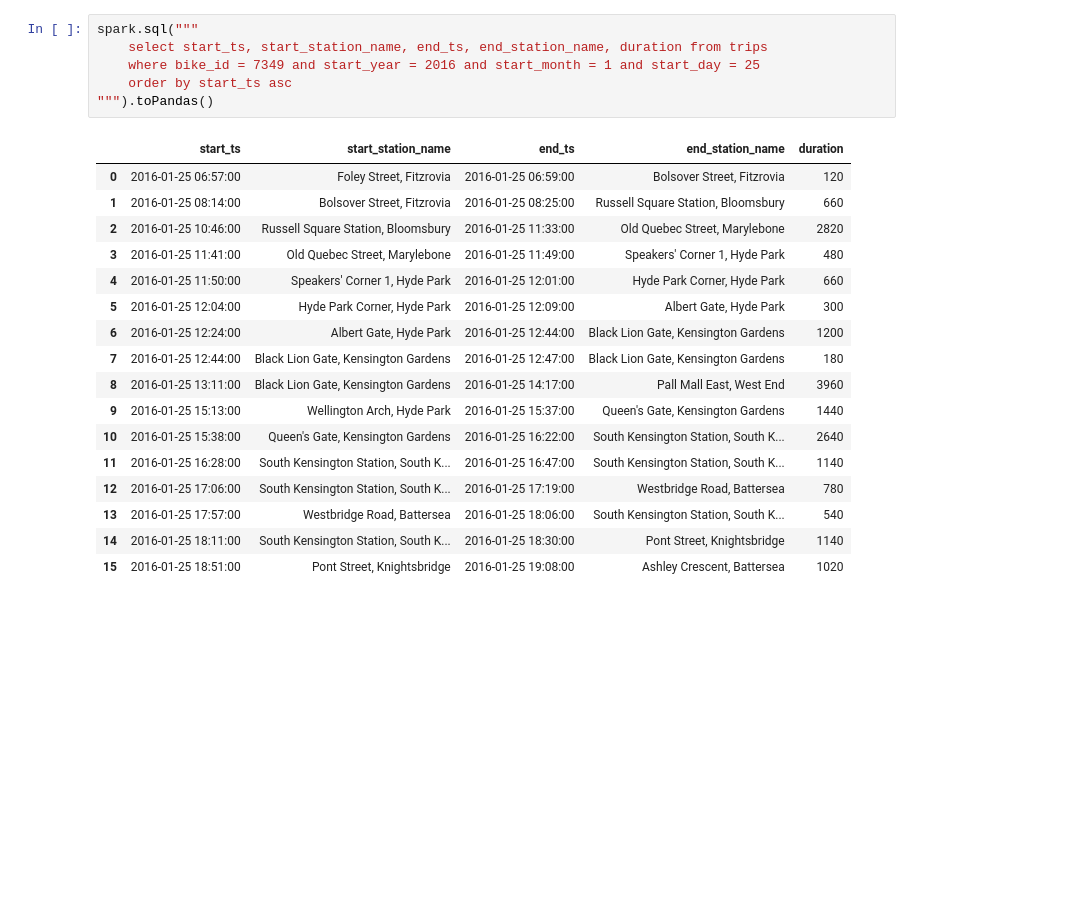
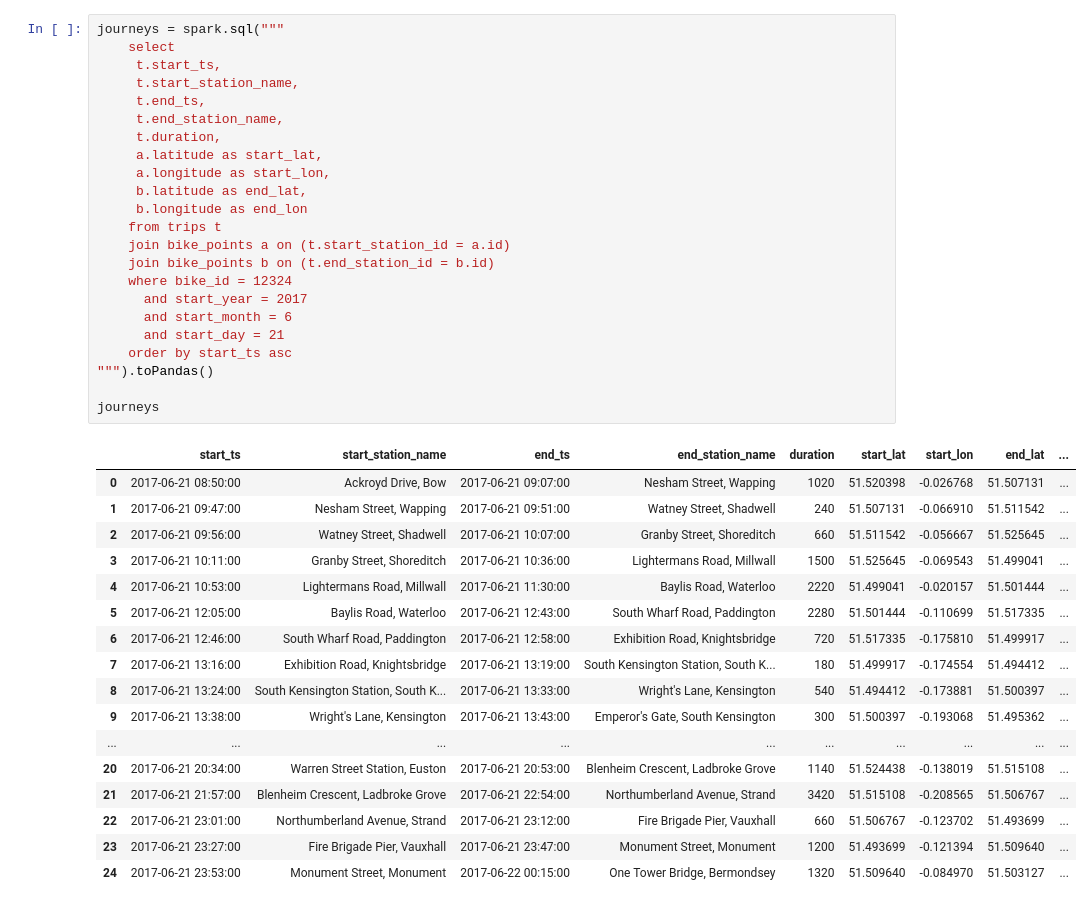
Before and after one commit to DanteLore/tfl-cycles, a Jupyter notebook: notebooks/busy_bikes.ipynb, the cells around one changed output. Cells and saved outputs as stored; diff of their text form; blank space fills up the shorter version.

```diff
--- a/notebooks/busy_bikes.ipynb
+++ b/notebooks/busy_bikes.ipynb
@@ -79,24 +82,41 @@ df.limit(10).toPandas()
 # %%
-spark.sql("""
-    select start_ts, start_station_name, end_ts, end_station_name, duration from trips
-    where bike_id = 7349 and start_year = 2016 and start_month = 1 and start_day = 25
+journeys = spark.sql("""
+    select
+     t.start_ts,
+     t.start_station_name,
+     t.end_ts,
+     t.end_station_name,
+     t.duration,
+     a.latitude as start_lat,
+     a.longitude as start_lon,
+     b.latitude as end_lat,
+     b.longitude as end_lon
+    from trips t
+    join bike_points a on (t.start_station_id = a.id)
+    join bike_points b on (t.end_station_id = b.id)
+    where bike_id = 12324
+      and start_year = 2017
+      and start_month = 6
+      and start_day = 21
     order by start_ts asc
 """).toPandas()
+
+journeys
 # %% [output]
-|  | start_ts | start_station_name | end_ts | end_station_name | duration |
-| 0 | 2016-01-25 06:57:00 | Foley Street, Fitzrovia | 2016-01-25 06:59:00 | Bolsover Street, Fitzrovia | 120 |
-| 1 | 2016-01-25 08:14:00 | Bolsover Street, Fitzrovia | 2016-01-25 08:25:00 | Russell Square Station, Bloomsbury | 660 |
-| 2 | 2016-01-25 10:46:00 | Russell Square Station, Bloomsbury | 2016-01-25 11:33:00 | Old Quebec Street, Marylebone | 2820 |
-| 3 | 2016-01-25 11:41:00 | Old Quebec Street, Marylebone | 2016-01-25 11:49:00 | Speakers' Corner 1, Hyde Park | 480 |
-| 4 | 2016-01-25 11:50:00 | Speakers' Corner 1, Hyde Park | 2016-01-25 12:01:00 | Hyde Park Corner, Hyde Park | 660 |
-| 5 | 2016-01-25 12:04:00 | Hyde Park Corner, Hyde Park | 2016-01-25 12:09:00 | Albert Gate, Hyde Park | 300 |
-| 6 | 2016-01-25 12:24:00 | Albert Gate, Hyde Park | 2016-01-25 12:44:00 | Black Lion Gate, Kensington Gardens | 1200 |
-| 7 | 2016-01-25 12:44:00 | Black Lion Gate, Kensington Gardens | 2016-01-25 12:47:00 | Black Lion Gate, Kensington Gardens | 180 |
-| 8 | 2016-01-25 13:11:00 | Black Lion Gate, Kensington Gardens | 2016-01-25 14:17:00 | Pall Mall East, West End | 3960 |
-| 9 | 2016-01-25 15:13:00 | Wellington Arch, Hyde Park | 2016-01-25 15:37:00 | Queen's Gate, Kensington Gardens | 1440 |
-| 10 | 2016-01-25 15:38:00 | Queen's Gate, Kensington Gardens | 2016-01-25 16:22:00 | South Kensington Station, South K... | 2640 |
-| 11 | 2016-01-25 16:28:00 | South Kensington Station, South K... | 2016-01-25 16:47:00 | South Kensington Station, South K... | 1140 |
-| 12 | 2016-01-25 17:06:00 | South Kensington Station, South K... | 2016-01-25 17:19:00 | Westbridge Road, Battersea | 780 |
-| 13 | 2016-01-25 17:57:00 | Westbridge Road, Battersea | 2016-01-25 18:06:00 | South Kensington Station, South K... | 540 |
-| 14 | 2016-01-25 18:11:00 | South Kensington Station, South K... | 2016-01-25 18:30:00 | Pont Street, Knightsbridge | 1140 |
-| 15 | 2016-01-25 18:51:00 | Pont Street, Knightsbridge | 2016-01-25 19:08:00 | Ashley Crescent, Battersea | 1020 |
+|  | start_ts | start_station_name | end_ts | end_station_name | duration | start_lat | start_lon | end_lat | ... |
+| 0 | 2017-06-21 08:50:00 | Ackroyd Drive, Bow | 2017-06-21 09:07:00 | Nesham Street, Wapping | 1020 | 51.520398 | -0.026768 | 51.507131 | ... |
+| 1 | 2017-06-21 09:47:00 | Nesham Street, Wapping | 2017-06-21 09:51:00 | Watney Street, Shadwell | 240 | 51.507131 | -0.066910 | 51.511542 | ... |
+| 2 | 2017-06-21 09:56:00 | Watney Street, Shadwell | 2017-06-21 10:07:00 | Granby Street, Shoreditch | 660 | 51.511542 | -0.056667 | 51.525645 | ... |
+| 3 | 2017-06-21 10:11:00 | Granby Street, Shoreditch | 2017-06-21 10:36:00 | Lightermans Road, Millwall | 1500 | 51.525645 | -0.069543 | 51.499041 | ... |
+| 4 | 2017-06-21 10:53:00 | Lightermans Road, Millwall | 2017-06-21 11:30:00 | Baylis Road, Waterloo | 2220 | 51.499041 | -0.020157 | 51.501444 | ... |
+| 5 | 2017-06-21 12:05:00 | Baylis Road, Waterloo | 2017-06-21 12:43:00 | South Wharf Road, Paddington | 2280 | 51.501444 | -0.110699 | 51.517335 | ... |
+| 6 | 2017-06-21 12:46:00 | South Wharf Road, Paddington | 2017-06-21 12:58:00 | Exhibition Road, Knightsbridge | 720 | 51.517335 | -0.175810 | 51.499917 | ... |
+| 7 | 2017-06-21 13:16:00 | Exhibition Road, Knightsbridge | 2017-06-21 13:19:00 | South Kensington Station, South K... | 180 | 51.499917 | -0.174554 | 51.494412 | ... |
+| 8 | 2017-06-21 13:24:00 | South Kensington Station, South K... | 2017-06-21 13:33:00 | Wright's Lane, Kensington | 540 | 51.494412 | -0.173881 | 51.500397 | ... |
+| 9 | 2017-06-21 13:38:00 | Wright's Lane, Kensington | 2017-06-21 13:43:00 | Emperor's Gate, South Kensington | 300 | 51.500397 | -0.193068 | 51.495362 | ... |
+| ... | ... | ... | ... | ... | ... | ... | ... | ... | ... |
+| 20 | 2017-06-21 20:34:00 | Warren Street Station, Euston | 2017-06-21 20:53:00 | Blenheim Crescent, Ladbroke Grove | 1140 | 51.524438 | -0.138019 | 51.515108 | ... |
+| 21 | 2017-06-21 21:57:00 | Blenheim Crescent, Ladbroke Grove | 2017-06-21 22:54:00 | Northumberland Avenue, Strand | 3420 | 51.515108 | -0.208565 | 51.506767 | ... |
+| 22 | 2017-06-21 23:01:00 | Northumberland Avenue, Strand | 2017-06-21 23:12:00 | Fire Brigade Pier, Vauxhall | 660 | 51.506767 | -0.123702 | 51.493699 | ... |
+| 23 | 2017-06-21 23:27:00 | Fire Brigade Pier, Vauxhall | 2017-06-21 23:47:00 | Monument Street, Monument | 1200 | 51.493699 | -0.121394 | 51.509640 | ... |
+| 24 | 2017-06-21 23:53:00 | Monument Street, Monument | 2017-06-22 00:15:00 | One Tower Bridge, Bermondsey | 1320 | 51.509640 | -0.084970 | 51.503127 | ... |
```
Also changed, not shown: parts of 4 cells of this notebook, 1 other file.
